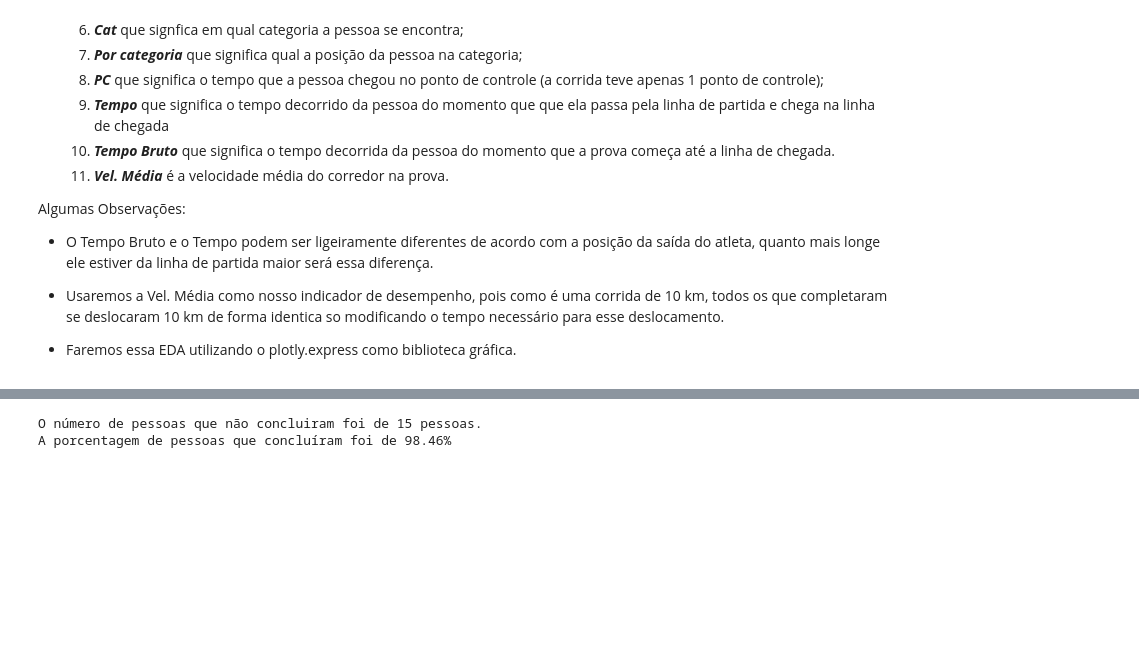
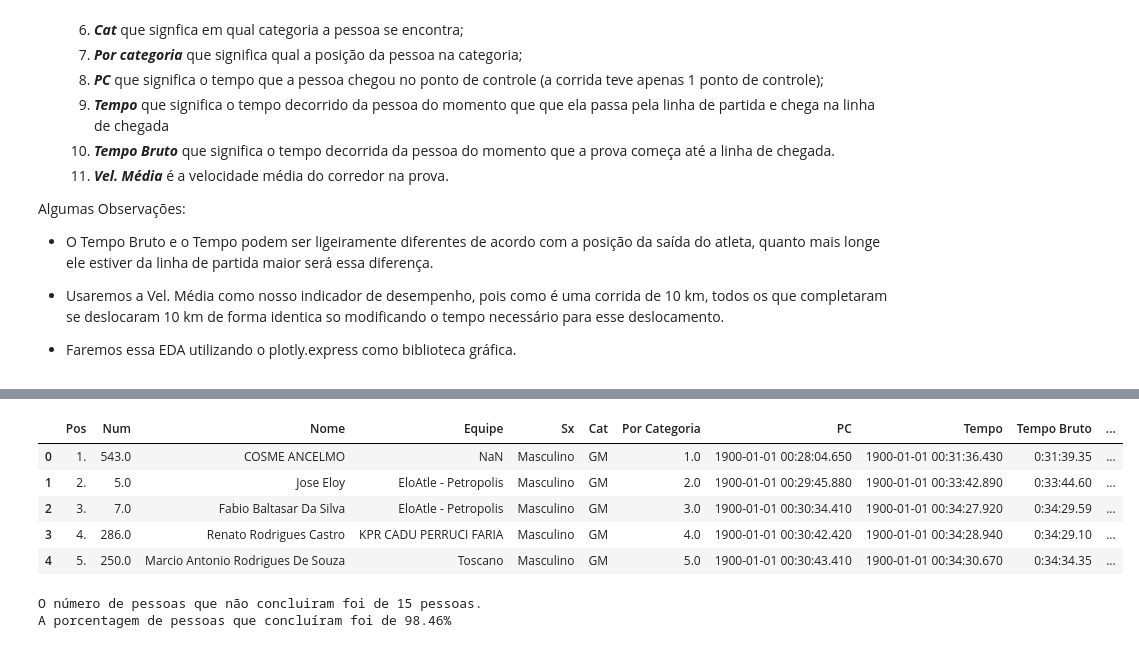
Before and after one commit to silvaaraujo98/eda_corrida_rio_antigo, a Jupyter notebook: EDA_Corrida_Rio_Antigo.ipynb, the cells around one changed output, grey strips where cells are left out. Saved outputs shown, nothing was run; the diff lists cells and outputs as text; code cells hidden in the pictures; blank space fills up the shorter version.

```diff
--- a/EDA_Corrida_Rio_Antigo.ipynb
+++ b/EDA_Corrida_Rio_Antigo.ipynb
@@ -38,6 +38,13 @@ dados_corrida = pd.read_excel("Dados da Corrida Rio Antigo.xlsx")
 #Limpando os dados que vieram sem o Num que é a chave primária dos corredores
 dados_corrida.dropna(subset='Num',inplace=True)
 dados_corrida.info()
+
+#Fazendo a coluna de sprint final
+dados_corrida['Tempo'] = pd.to_datetime(dados_corrida['Tempo'], format='%H:%M:%S.%f',errors='coerce')
+dados_corrida['PC'] = pd.to_datetime(dados_corrida['PC'], format='%H:%M:%S.%f',errors='coerce')
+
+dados_corrida['Sprint_Final'] = dados_corrida['Tempo'] - dados_corrida['PC']
+dados_corrida.head()
 # %% [output]
 <class 'pandas.core.frame.DataFrame'>
 Index: 973 entries, 0 to 972
@@ -60,3 +66,9 @@ memory usage: 91.2+ KB
+|  | Pos | Num | Nome | Equipe | Sx | Cat | Por Categoria | PC | Tempo | Tempo Bruto | ... |
+| 0 | 1. | 543.0 | COSME ANCELMO | NaN | Masculino | GM | 1.0 | 1900-01-01 00:28:04.650 | 1900-01-01 00:31:36.430 | 0:31:39.35 | ... |
+| 1 | 2. | 5.0 | Jose Eloy | EloAtle - Petropolis | Masculino | GM | 2.0 | 1900-01-01 00:29:45.880 | 1900-01-01 00:33:42.890 | 0:33:44.60 | ... |
+| 2 | 3. | 7.0 | Fabio Baltasar Da Silva | EloAtle - Petropolis | Masculino | GM | 3.0 | 1900-01-01 00:30:34.410 | 1900-01-01 00:34:27.920 | 0:34:29.59 | ... |
+| 3 | 4. | 286.0 | Renato Rodrigues Castro | KPR CADU PERRUCI FARIA | Masculino | GM | 4.0 | 1900-01-01 00:30:42.420 | 1900-01-01 00:34:28.940 | 0:34:29.10 | ... |
+| 4 | 5. | 250.0 | Marcio Antonio Rodrigues De Souza | Toscano | Masculino | GM | 5.0 | 1900-01-01 00:30:43.410 | 1900-01-01 00:34:30.670 | 0:34:34.35 | ... |
 # %%
 numero_de_pessoas_que_nao_concluiram = dados_corrida['Vel.Média'].isnull().sum()
 numero_de_pessoas_que_participaram = dados_corrida['Num'].count()
```
Also changed, not shown: parts of 22 cells of this notebook.
